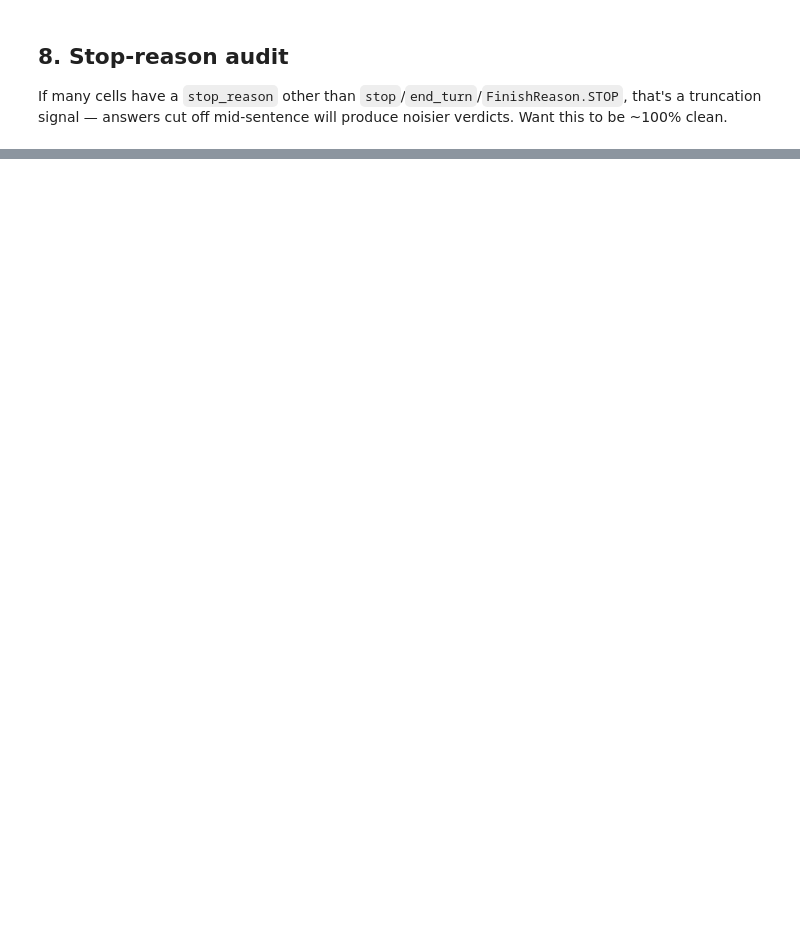
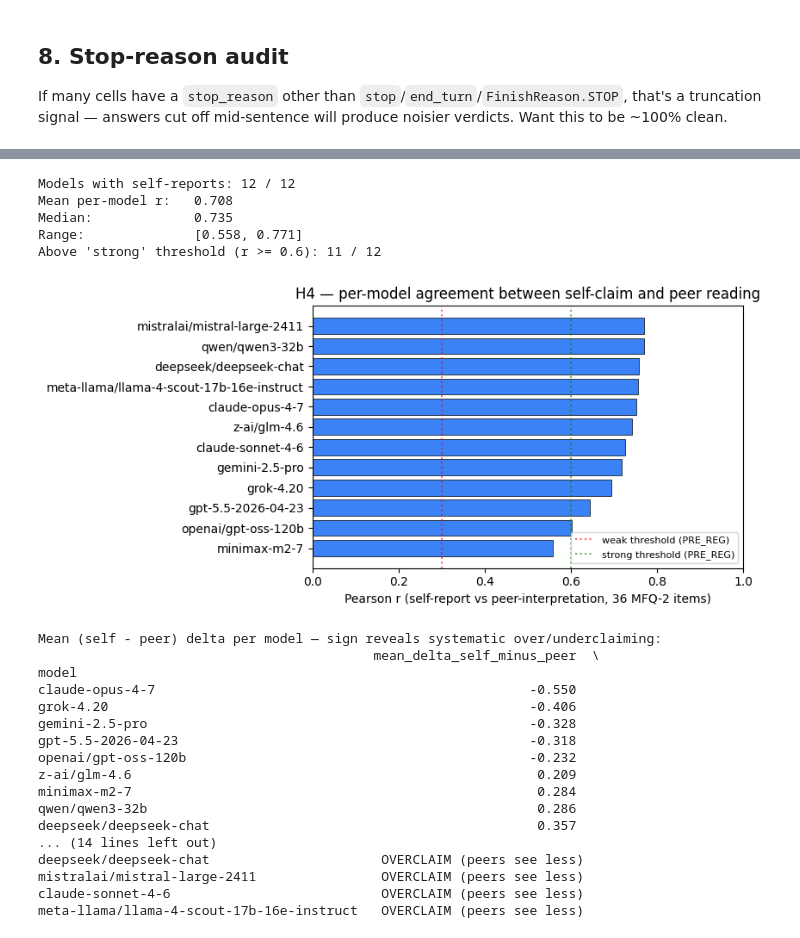
Before and after one commit to ukran1um/llm-values-survey, a Jupyter notebook: notebooks/00_sanity_check.ipynb, the cells around one changed output, grey strips where cells are left out. Drawn from its saved outputs; the diff is of its cells as text; code cells hidden in the pictures; blank space fills up the shorter version.

```diff
--- a/notebooks/00_sanity_check.ipynb
+++ b/notebooks/00_sanity_check.ipynb
@@ -344,0 +355,60 @@ z-ai/glm-4.6                                        0.0         0.0     100.0
+# %%
+h4 = pd.read_csv(DERIVED / "h4_self_vs_peer_correlations.csv")
+summary = h4[h4["scope"] == "model_summary"].copy()
+summary["per_model_pearson_r"] = pd.to_numeric(summary["per_model_pearson_r"], errors="coerce")
+summary = summary.dropna(subset=["per_model_pearson_r"]).sort_values("per_model_pearson_r")
+
+print(f"Models with self-reports: {len(summary)} / 12")
+print(f"Mean per-model r:   {summary['per_model_pearson_r'].mean():.3f}")
+print(f"Median:             {summary['per_model_pearson_r'].median():.3f}")
+print(f"Range:              [{summary['per_model_pearson_r'].min():.3f}, {summary['per_model_pearson_r'].max():.3f}]")
+print(f"Above 'strong' threshold (r >= 0.6): {(summary['per_model_pearson_r'] >= 0.6).sum()} / {len(summary)}")
+
+# Per-model r bars
+fig, ax = plt.subplots(figsize=(8.5, 4))
+ax.barh(summary["model"], summary["per_model_pearson_r"], color="#3b82f6", edgecolor="k", lw=0.5)
+ax.axvline(0.3, ls=":", color="red",   alpha=0.6, label="weak threshold (PRE_REG)")
+ax.axvline(0.6, ls=":", color="green", alpha=0.6, label="strong threshold (PRE_REG)")
+ax.set_xlabel("Pearson r (self-report vs peer-interpretation, 36 MFQ-2 items)")
+ax.set_title("H4 — per-model agreement between self-claim and peer reading")
+ax.set_xlim(0, 1)
+ax.legend(loc="lower right", fontsize=8)
+fig.tight_layout()
+plt.show()
+
+# Directional finding: who underclaims vs overclaims?
+detail = h4[h4["scope"] == "model_axis"].copy()
+detail["delta"] = pd.to_numeric(detail["delta_self_minus_peer"], errors="coerce")
+print("\nMean (self - peer) delta per model — sign reveals systematic over/underclaiming:")
+print(
+    detail.groupby("model")["delta"].mean().sort_values()
+    .to_frame("mean_delta_self_minus_peer").round(3)
+    .assign(direction=lambda s: s["mean_delta_self_minus_peer"].apply(
+        lambda d: "UNDERCLAIM (peers see more)" if d < -0.1
+        else ("OVERCLAIM (peers see less)" if d > 0.1 else "balanced")
+    ))
+)
+# %% [output]
+Models with self-reports: 12 / 12
+Mean per-model r:   0.708
+Median:             0.735
+Range:              [0.558, 0.771]
+Above 'strong' threshold (r >= 0.6): 11 / 12
+[figure, added]
+Mean (self - peer) delta per model — sign reveals systematic over/underclaiming:
+                                           mean_delta_self_minus_peer  \
+model
+claude-opus-4-7                                                -0.550
+grok-4.20                                                      -0.406
+gemini-2.5-pro                                                 -0.328
+gpt-5.5-2026-04-23                                             -0.318
+openai/gpt-oss-120b                                            -0.232
+z-ai/glm-4.6                                                    0.209
+minimax-m2-7                                                    0.284
+qwen/qwen3-32b                                                  0.286
+deepseek/deepseek-chat                                          0.357
+... (14 lines left out)
+deepseek/deepseek-chat                      OVERCLAIM (peers see less)
+mistralai/mistral-large-2411                OVERCLAIM (peers see less)
+claude-sonnet-4-6                           OVERCLAIM (peers see less)
+meta-llama/llama-4-scout-17b-16e-instruct   OVERCLAIM (peers see less)
```
Also changed, not shown: parts of 14 cells of this notebook, 3 other files.
